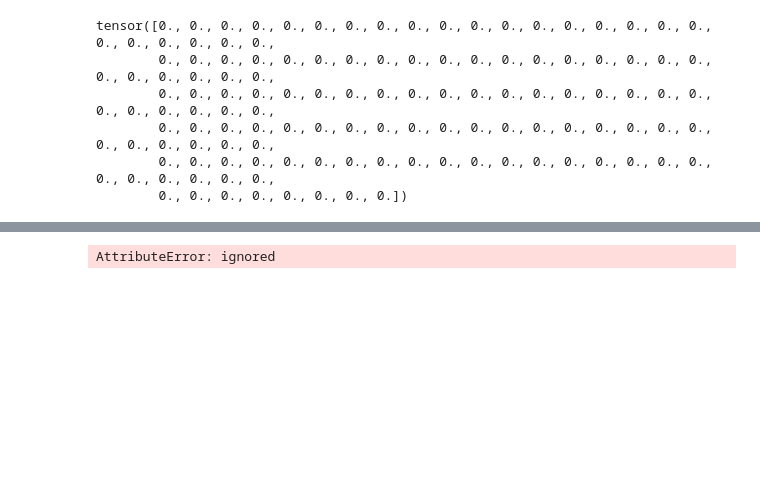
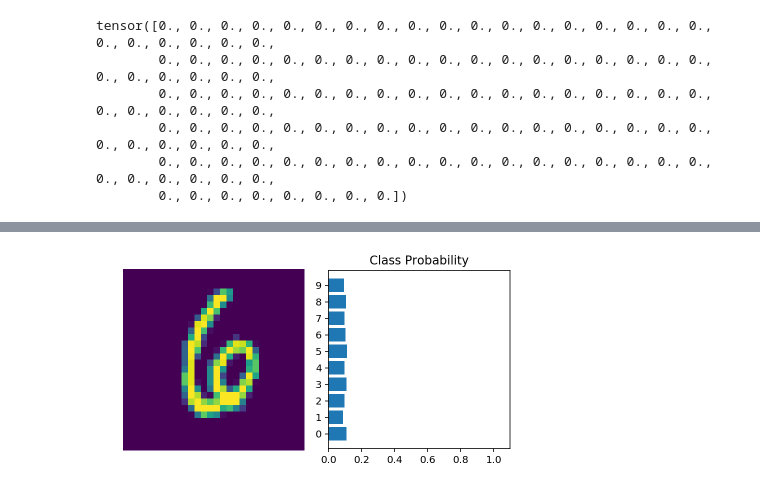
Before and after one commit to durgesh2987/Neural-Networks-using-Pytorch, a Jupyter notebook: Part_2_Pytorch.ipynb, the cells around one changed output, grey strips where cells are left out. Drawn from its saved outputs; the diff is of its cells as text; code cells hidden in the pictures; blank space fills up the shorter version.

```diff
--- a/Part_2_Pytorch.ipynb
+++ b/Part_2_Pytorch.ipynb
@@ -220,19 +332,20 @@ tensor([[ 0.0101, -0.0060, -0.0008,  ..., -0.0053, -0.0133, -0.0034],
 # %%
 # Grab some data
+
 
 
 dataiter = iter(trainloader)
 images, labels = dataiter.next()
 
 # Resize images into a 1D vector, new shape is (batch size, color channels, image pixels)
 images.resize_(64, 1, 784)
 # or images.resize_(images.shape[0], 1, 784) to automatically get batch size
 
 # Forward pass through the network
 img_idx = 0
 ps = model.forward(images[img_idx,:])
 
 img = images[img_idx]
-helper.view_classify(img.view(1, 28, 28), ps)
+view_classify(img.view(1, 28, 28), ps)
 # %% [output]
-AttributeError: ignored
+[figure, added]
```
Also changed, not shown: parts of 6 cells of this notebook.
